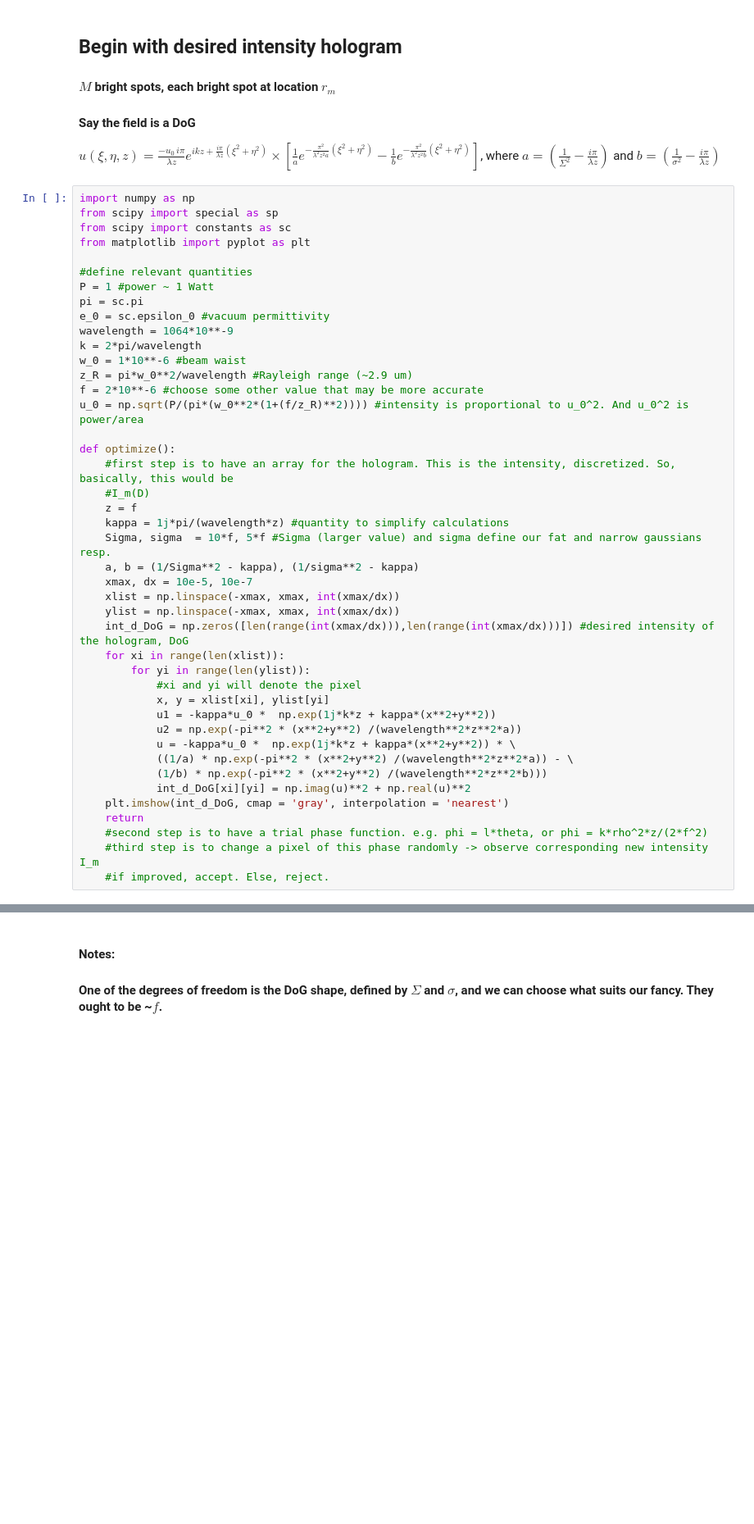
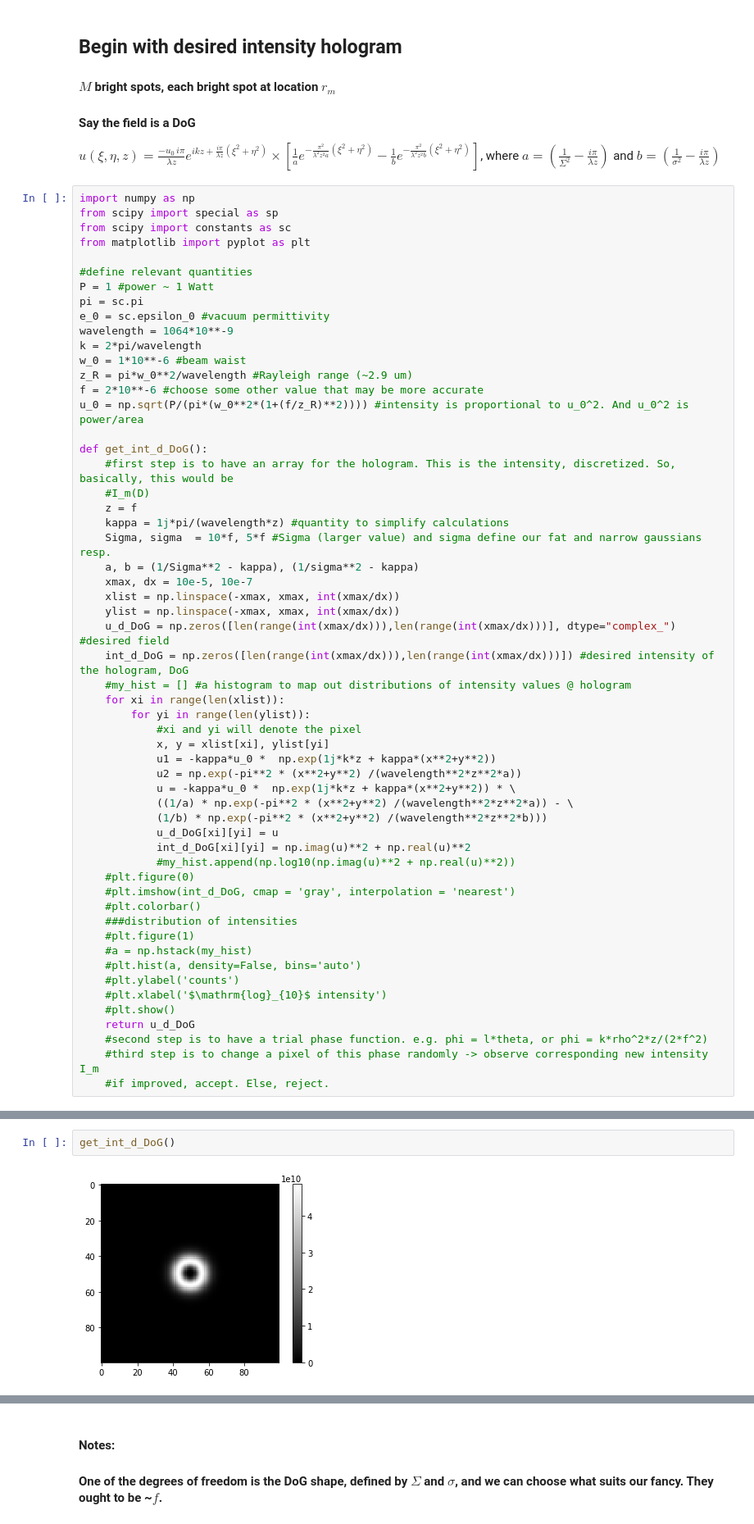
Before and after one commit to jabacousnac/Grier-Lab-Code, a Jupyter notebook: TrapOptimization.ipynb, the cells around one changed output, grey strips where cells are left out. Shown at 82% size. Drawn from its saved outputs; the diff is of its cells as text; blank space fills up the shorter version.

```diff
--- a/TrapOptimization.ipynb
+++ b/TrapOptimization.ipynb
@@ -29,7 +29,7 @@ z_R = pi*w_0**2/wavelength #Rayleigh range (~2.9 um)
 f = 2*10**-6 #choose some other value that may be more accurate
 u_0 = np.sqrt(P/(pi*(w_0**2*(1+(f/z_R)**2)))) #intensity is proportional to u_0^2. And u_0^2 is power/area
 
-def optimize():
+def get_int_d_DoG():
     #first step is to have an array for the hologram. This is the intensity, discretized. So, basically, this would be
     #I_m(D)
     z = f
@@ -39,7 +39,9 @@ def optimize():
     xmax, dx = 10e-5, 10e-7
     xlist = np.linspace(-xmax, xmax, int(xmax/dx))
     ylist = np.linspace(-xmax, xmax, int(xmax/dx))
+    u_d_DoG = np.zeros([len(range(int(xmax/dx))),len(range(int(xmax/dx)))], dtype="complex_") #desired field
     int_d_DoG = np.zeros([len(range(int(xmax/dx))),len(range(int(xmax/dx)))]) #desired intensity of the hologram, DoG
+    #my_hist = [] #a histogram to map out distributions of intensity values @ hologram
     for xi in range(len(xlist)):
         for yi in range(len(ylist)):
             #xi and yi will denote the pixel
@@ -49,9 +51,20 @@ def optimize():
             u = -kappa*u_0 *  np.exp(1j*k*z + kappa*(x**2+y**2)) * \
             ((1/a) * np.exp(-pi**2 * (x**2+y**2) /(wavelength**2*z**2*a)) - \
             (1/b) * np.exp(-pi**2 * (x**2+y**2) /(wavelength**2*z**2*b)))
+            u_d_DoG[xi][yi] = u
             int_d_DoG[xi][yi] = np.imag(u)**2 + np.real(u)**2
-    plt.imshow(int_d_DoG, cmap = 'gray', interpolation = 'nearest')
-    return
+            #my_hist.append(np.log10(np.imag(u)**2 + np.real(u)**2))
+    #plt.figure(0)
+    #plt.imshow(int_d_DoG, cmap = 'gray', interpolation = 'nearest')
+    #plt.colorbar()
+    ###distribution of intensities
+    #plt.figure(1)
+    #a = np.hstack(my_hist)
+    #plt.hist(a, density=False, bins='auto')
+    #plt.ylabel('counts')
+    #plt.xlabel('$\mathrm{log}_{10}$ intensity')
+    #plt.show()
+    return u_d_DoG
     #second step is to have a trial phase function. e.g. phi = l*theta, or phi = k*rho^2*z/(2*f^2)
     #third step is to change a pixel of this phase randomly -> observe corresponding new intensity I_m
     #if improved, accept. Else, reject.
@@ -61,0 +71,4 @@ optimize()
+# %%
+get_int_d_DoG()
+# %% [output]
+[figure, added]
```
Also changed, not shown: parts of 7 cells of this notebook.
